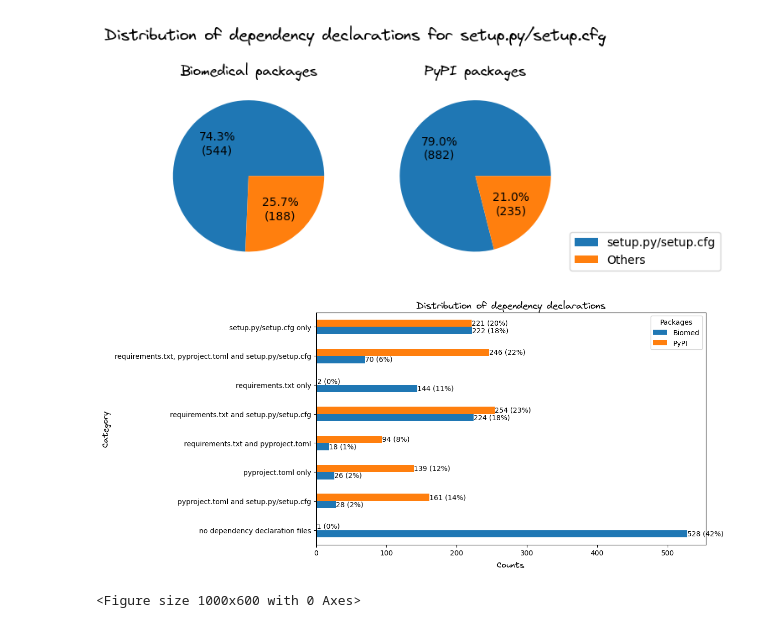
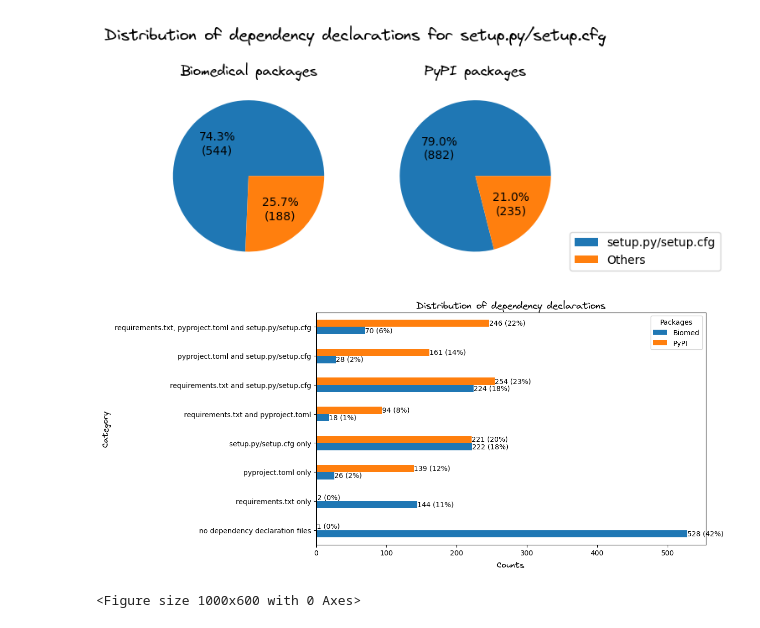
Before and after one commit to tweag/FawltyDeps-analysis, a Jupyter notebook: notebooks/analysis_biomed_pypi.ipynb, the cells around one changed output. Saved outputs shown, nothing was run; the diff lists cells and outputs as text; code cells hidden in the pictures.

Commit message:
Sort distribution of deps set-wise

```diff
--- a/notebooks/analysis_biomed_pypi.ipynb
+++ b/notebooks/analysis_biomed_pypi.ipynb
@@ -451,35 +452,46 @@ df_deps_count_pypi = pd.DataFrame(
         ],
     )
 )
-# %%
-df_deps_count["Group"] = "Biomed"
-df_deps_count_pypi["Group"] = "PyPI"
-deps_count_combined = pd.concat([df_deps_count, df_deps_count_pypi])
-grouped_data = deps_count_combined.groupby(['Group', 'type_']).sum().reset_index()
-
-# Create a pivot table for easier plotting
-pivot_table = grouped_data.pivot(index='type_', columns='Group', values='count')
-
-# Plotting
-plt.rcParams["figure.figsize"] = [10,6]
-ax = pivot_table.plot(kind='barh')
-
-plt.xlabel('Counts', fontname='Virgil 3 YOFF', fontsize=12)
-plt.ylabel('Category', fontname='Virgil 3 YOFF', fontsize=12)
-plt.title('Distribution of dependency declarations', fontname='Virgil 3 YOFF', fontsize=14)
-plt.legend(title='Packages')
-for p in ax.patches:
-    width = p.get_width()
-    height = p.get_height()
-    x, y = p.get_xy()
-    if ax.patches.index(p) < 8:
-        ax.annotate(f'{width} ({width/len(python_projects_biomed):.0%})', (x + width, y + height/4))
-    else:
-        ax.annotate(f'{width} ({width/len(python_projects_pypi):.0%})', (x + width, y + height/4))
-plt.savefig("distribution_deps_3.png", dpi=600, bbox_inches="tight")
-plt.show()
-# %% [output]
-[figure, removed]
+# %%
+desired_order = [
+    "no dependency declaration files",
+    "requirements.txt only",
+    "pyproject.toml only",
+    "setup.py/setup.cfg only",
+    "requirements.txt and pyproject.toml",
+    "requirements.txt and setup.py/setup.cfg",
+    "pyproject.toml and setup.py/setup.cfg",
+    "requirements.txt, pyproject.toml and setup.py/setup.cfg"
+]
+# %%
+df_deps_count["Group"] = "Biomed"
+df_deps_count_pypi["Group"] = "PyPI"
+deps_count_combined = pd.concat([df_deps_count, df_deps_count_pypi])
+grouped_data = deps_count_combined.groupby(['Group', 'type_']).sum().reset_index()
+
+# Create a pivot table for easier plotting
+pivot_table = grouped_data.pivot(index='type_', columns='Group', values='count').reindex(desired_order)
+
+# Plotting
+plt.rcParams["figure.figsize"] = [10,6]
+ax = pivot_table.plot(kind='barh')
+
+plt.xlabel('Counts', fontname='Virgil 3 YOFF', fontsize=12)
+plt.ylabel('Category', fontname='Virgil 3 YOFF', fontsize=12)
+plt.title('Distribution of dependency declarations', fontname='Virgil 3 YOFF', fontsize=14)
+plt.legend(title='Packages')
+for p in ax.patches:
+    width = p.get_width()
+    height = p.get_height()
+    x, y = p.get_xy()
+    if ax.patches.index(p) < 8:
+        ax.annotate(f'{width} ({width/len(python_projects_biomed):.0%})', (x + width, y + height/4))
+    else:
+        ax.annotate(f'{width} ({width/len(python_projects_pypi):.0%})', (x + width, y + height/4))
+plt.savefig("distribution_deps_3.png", dpi=600, bbox_inches="tight")
+plt.show()
+# %% [output]
+[figure, added]
 # %%
 # Draw a venn diagram
 plt.figure()
```
Also changed, not shown: parts of 1 cell of this notebook.
